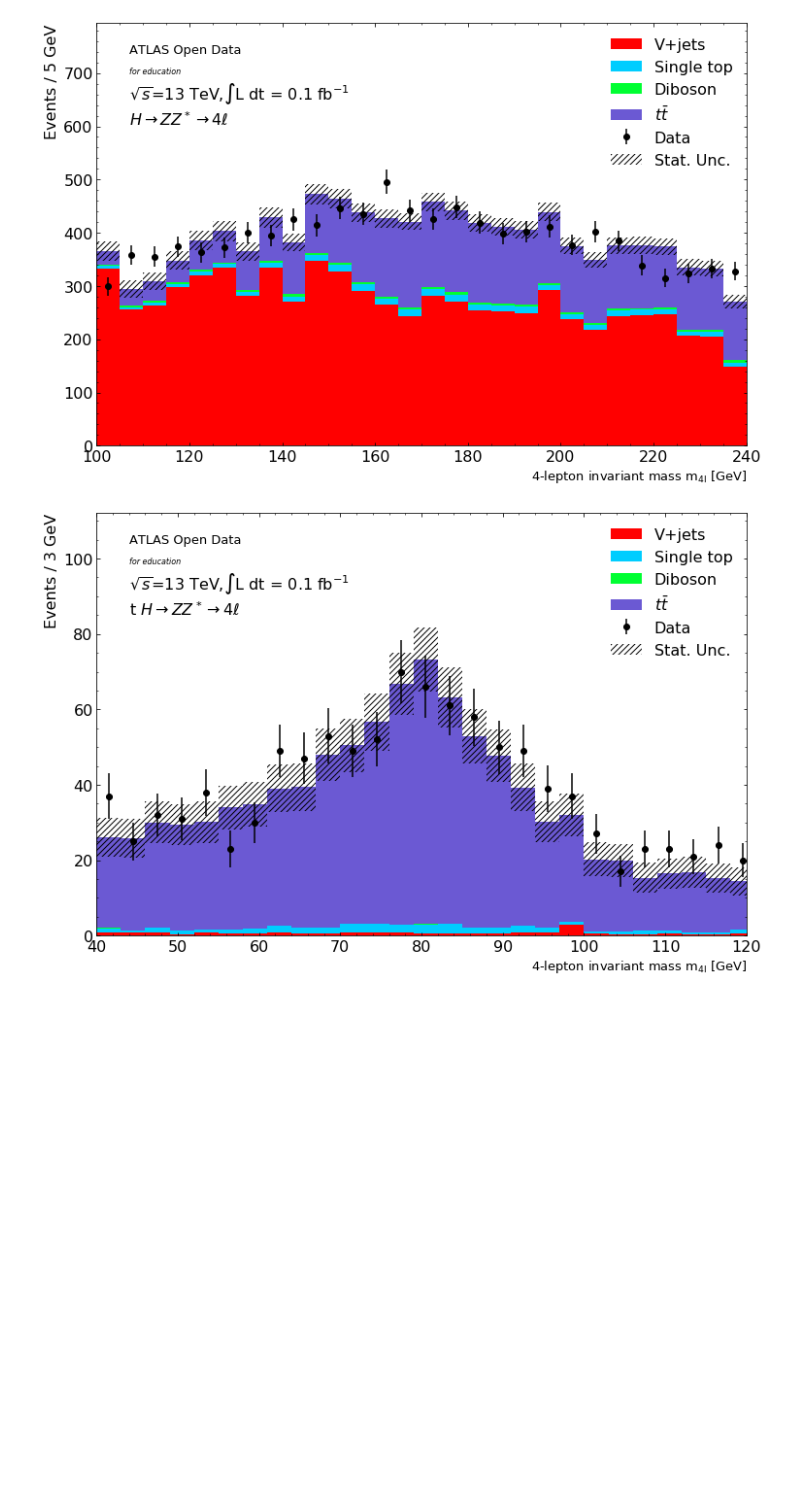
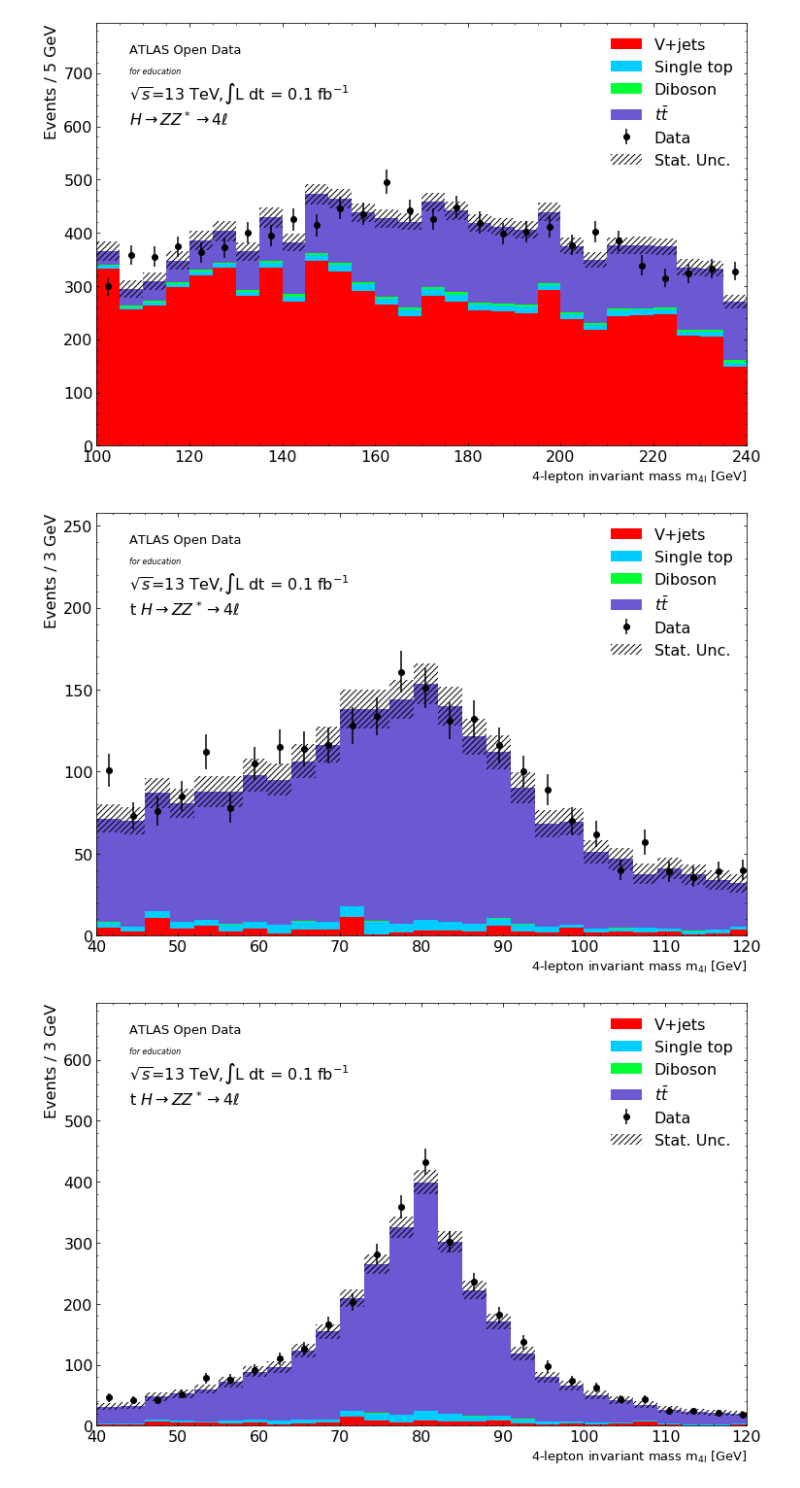
Before and after one commit to Bjartensen/ku_firstyear2021_grp24_topquark, a Jupyter notebook: tquark_analysis.ipynb, the cells around one changed output. Saved outputs shown, nothing was run; the diff lists cells and outputs as text; code cells hidden in the pictures; blank space fills up the shorter version.

```diff
--- a/tquark_analysis.ipynb
+++ b/tquark_analysis.ipynb
@@ -404,5 +438,5 @@ data['data']
 # %%
-def plot_data_query(data, query, column, p_xmin = 100, p_xmax = 240, p_step_size = 5):
+def plot_data_query(data, query, column, p_xmin = 100, p_xmax = 240, p_step_size = 5, p_xlabel = 'x'):
 
     xmin = p_xmin # GeV
     xmax = p_xmax # GeV
@@ -568,6 +580,9 @@ plot_data_query(data, 'met_et > @GeV_cut', 'mjjj')
 # %% [output]
 [figure]
 # %%
-plot_data_query(data, 'mjjj_bedste != 0 & b_tag == True & jet_pt_30GeV == True & met_et > @GeV_cut & MT_W > @GeV_cut', 'mW_kand', p_xmin = 40, p_xmax = 120, p_step_size = 3)
+plot_data_query(data, 'b_tag == True', 'mW_kand', p_xmin = 40, p_xmax = 120, p_step_size = 3)
+plt.show()
+plot_data_query(data, 'b_tag == True', 'mjj_comb_W', p_xmin = 40, p_xmax = 120, p_step_size = 3)
 # %% [output]
-[figure, old version]
+[figure, new version]
+[figure, added]
```
Also changed, not shown: parts of 11 cells of this notebook.
